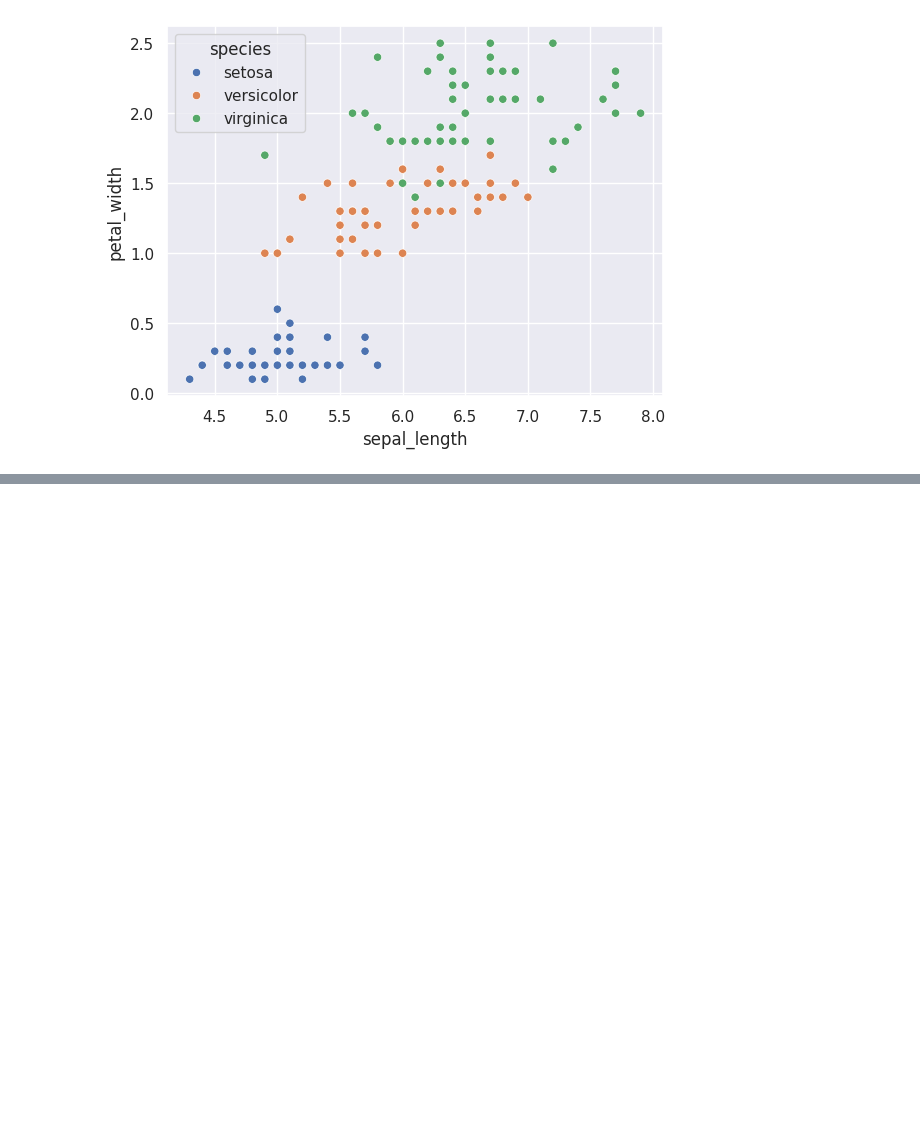
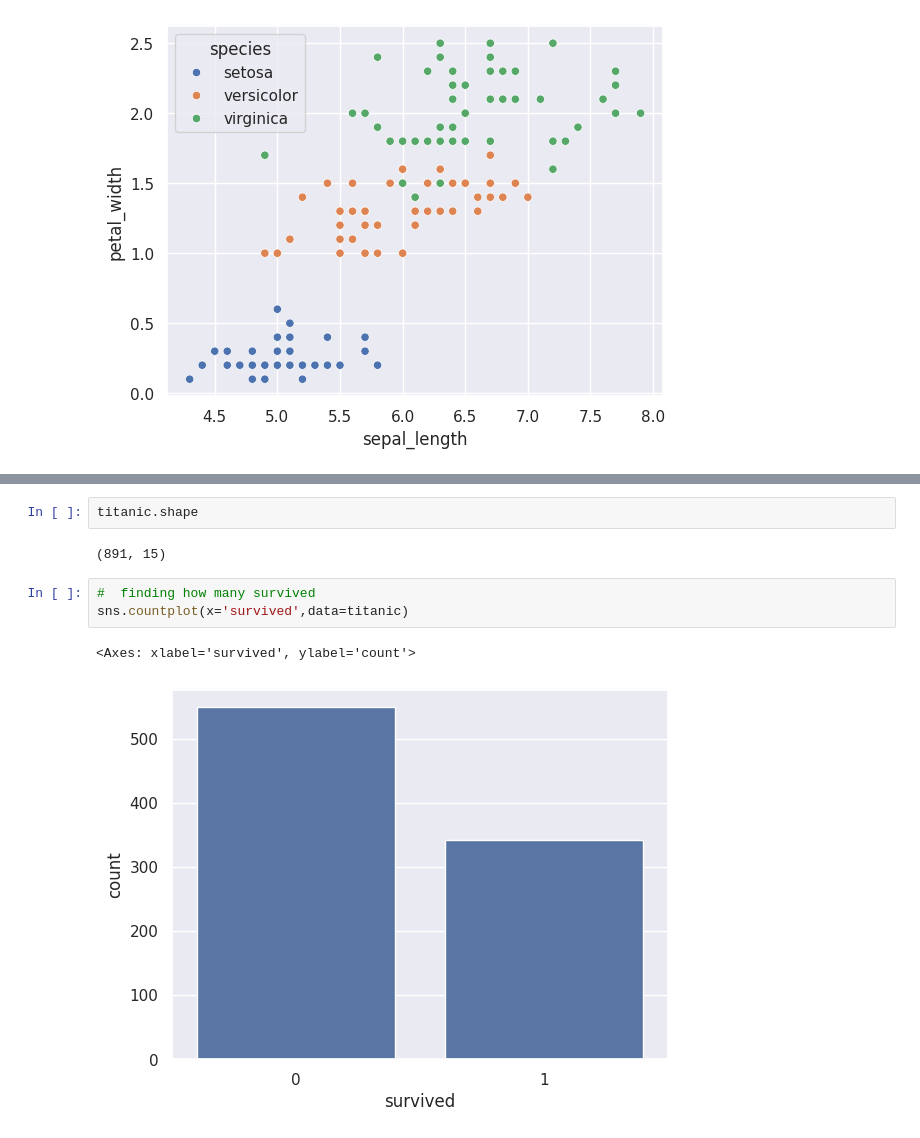
Before and after one commit to Arvin-007Elite/ML-Projects, a Jupyter notebook: Seaborn.ipynb, the cells around one changed output, grey strips where cells are left out. Drawn from its saved outputs; the diff is of its cells as text; blank space fills up the shorter version.

```diff
--- a/Seaborn.ipynb
+++ b/Seaborn.ipynb
@@ -80,0 +99,10 @@ sns.scatterplot(x='sepal_length', y = 'petal_width', hue='species',data=iris,)
+# %%
+titanic.shape
+# %% [output]
+(891, 15)
+# %%
+#  finding how many survived
+sns.countplot(x='survived',data=titanic)
+# %% [output]
+<Axes: xlabel='survived', ylabel='count'>
+[figure, added]
```
Also changed, not shown: parts of 7 cells of this notebook.
